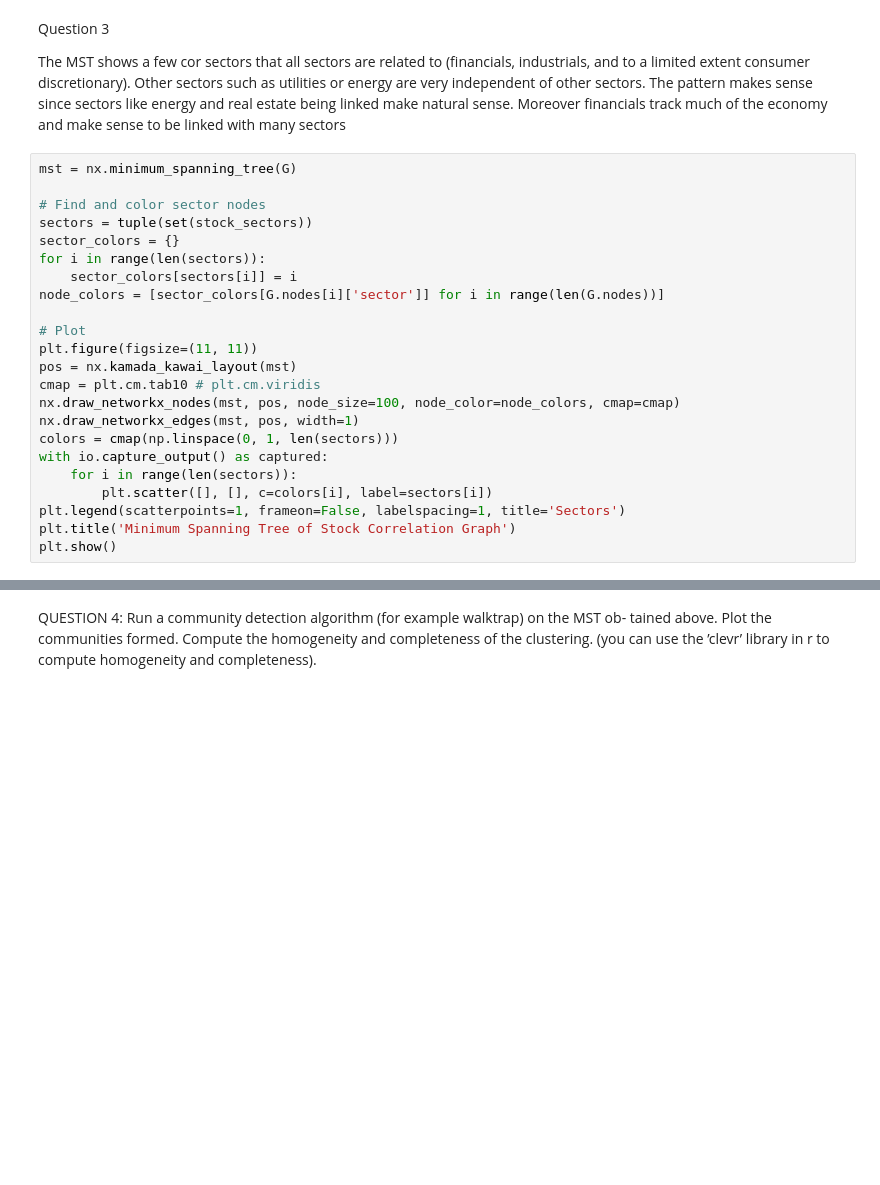
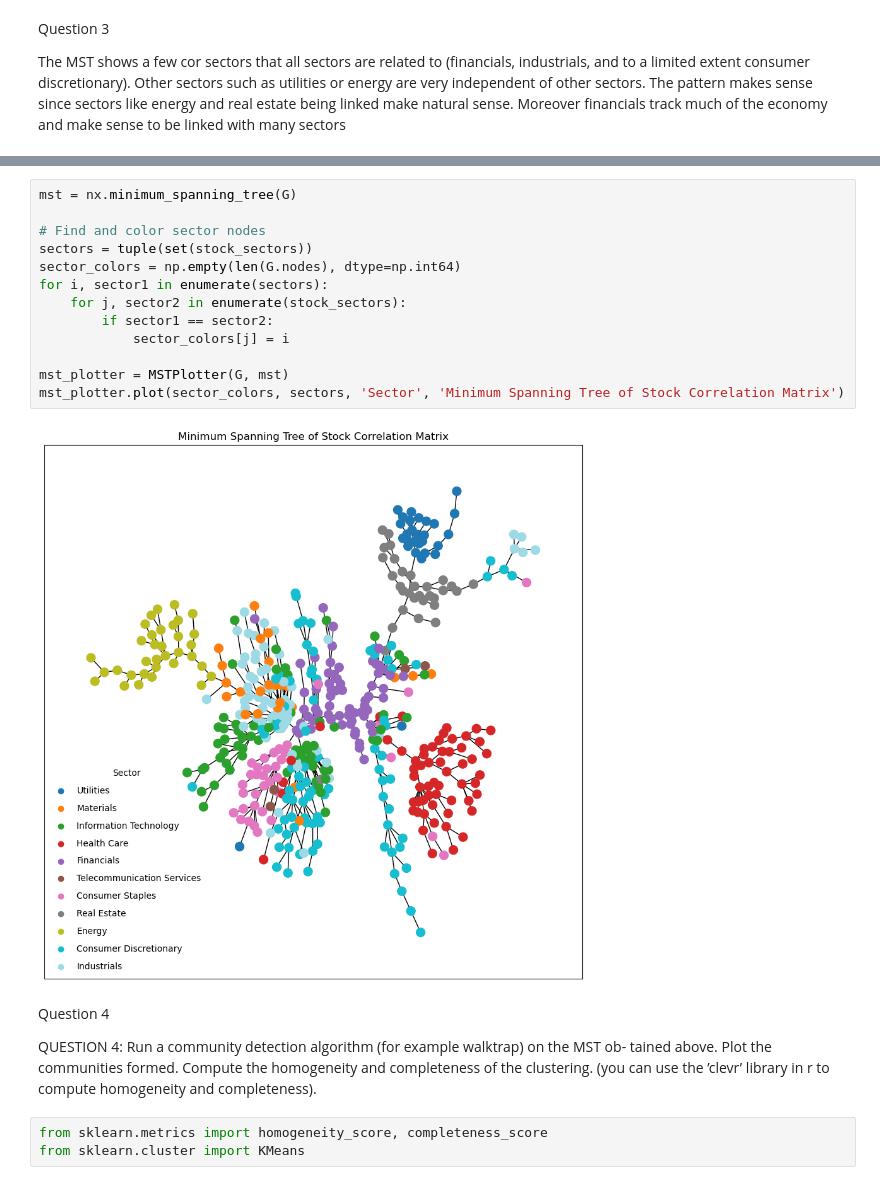
Before and after one commit to hershey890/ece232e, a Jupyter notebook: proj4_part1_stocks.ipynb, the cells around one changed output, grey strips where cells are left out. Saved outputs shown, nothing was run; the diff lists cells and outputs as text; blank space fills up the shorter version.

Commit message:
Hersh (#8)
* question 4 almost done

* completed q4

```diff
--- a/proj4_part1_stocks.ipynb
+++ b/proj4_part1_stocks.ipynb
@@ -57,26 +58,3 @@ Text(0, 0.5, 'Frequency')
 Question 3
 
 The MST shows a few cor sectors that all sectors are related to (financials, industrials, and to a limited extent consumer discretionary). Other sectors such as utilities or energy are very independent of other sectors. The pattern makes sense since sectors like energy and real estate being linked make natural sense. Moreover financials track much of the economy and make sense to be linked with many sectors
-# %%
-mst = nx.minimum_spanning_tree(G)
-
-# Find and color sector nodes
-sectors = tuple(set(stock_sectors))
-sector_colors = {}
-for i in range(len(sectors)):
-    sector_colors[sectors[i]] = i
-node_colors = [sector_colors[G.nodes[i]['sector']] for i in range(len(G.nodes))]
-
-# Plot
-plt.figure(figsize=(11, 11))
-pos = nx.kamada_kawai_layout(mst)
-cmap = plt.cm.tab10 # plt.cm.viridis
-nx.draw_networkx_nodes(mst, pos, node_size=100, node_color=node_colors, cmap=cmap)
-nx.draw_networkx_edges(mst, pos, width=1)
-colors = cmap(np.linspace(0, 1, len(sectors)))
-with io.capture_output() as captured:
-    for i in range(len(sectors)):
-        plt.scatter([], [], c=colors[i], label=sectors[i])
-plt.legend(scatterpoints=1, frameon=False, labelspacing=1, title='Sectors')
-plt.title('Minimum Spanning Tree of Stock Correlation Graph')
-plt.show()
@@ -85,4 +114,24 @@ plt.show()
+# %%
+mst = nx.minimum_spanning_tree(G)
+
+# Find and color sector nodes
+sectors = tuple(set(stock_sectors))
+sector_colors = np.empty(len(G.nodes), dtype=np.int64)
+for i, sector1 in enumerate(sectors):
+    for j, sector2 in enumerate(stock_sectors):
+        if sector1 == sector2:
+            sector_colors[j] = i
+
+mst_plotter = MSTPlotter(G, mst)
+mst_plotter.plot(sector_colors, sectors, 'Sector', 'Minimum Spanning Tree of Stock Correlation Matrix')
+# %% [output]
+[figure, added]
 # %% [markdown]
+Question 4
+
 QUESTION 4: Run a community detection algorithm (for example walktrap) on the MST ob-
 tained above. Plot the communities formed. Compute the homogeneity and completeness of the
 clustering. (you can use the ’clevr’ library in r to compute homogeneity and completeness).
+# %%
+from sklearn.metrics import homogeneity_score, completeness_score
+from sklearn.cluster import KMeans
```
Also changed, not shown: parts of 7 cells of this notebook.
